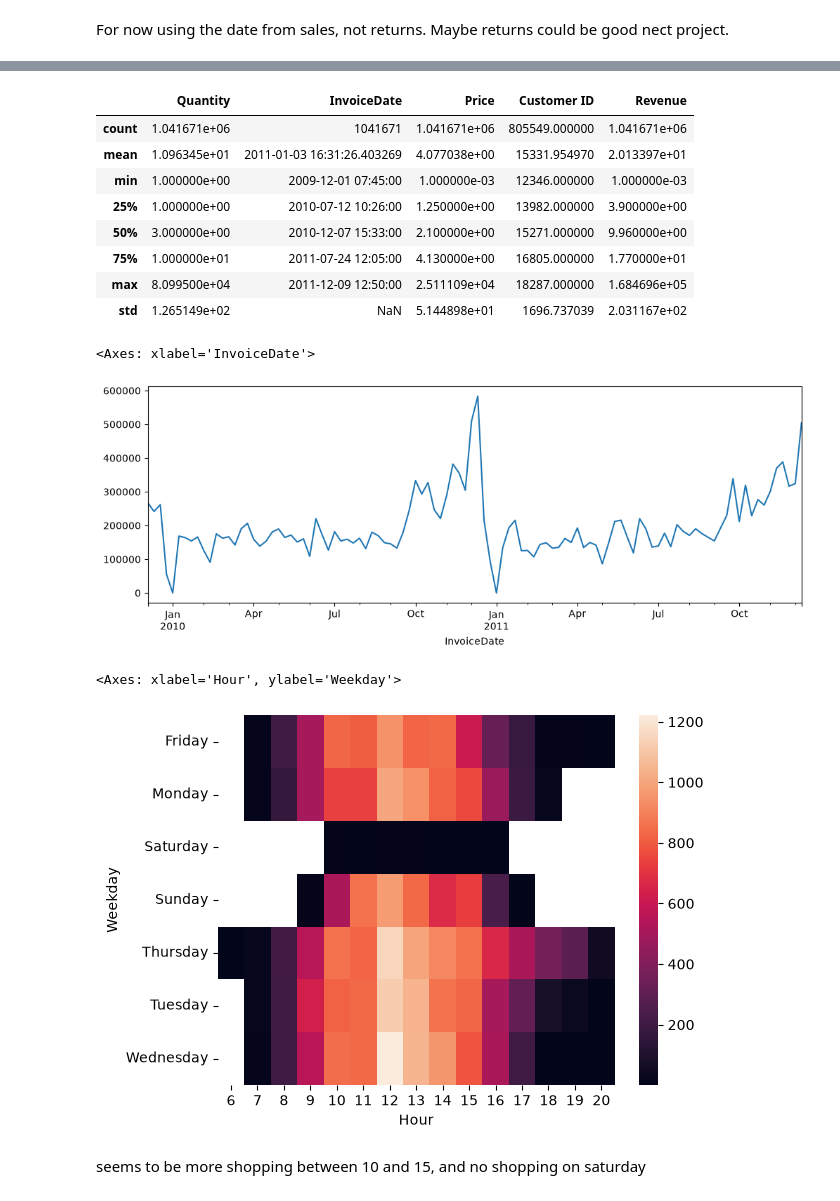
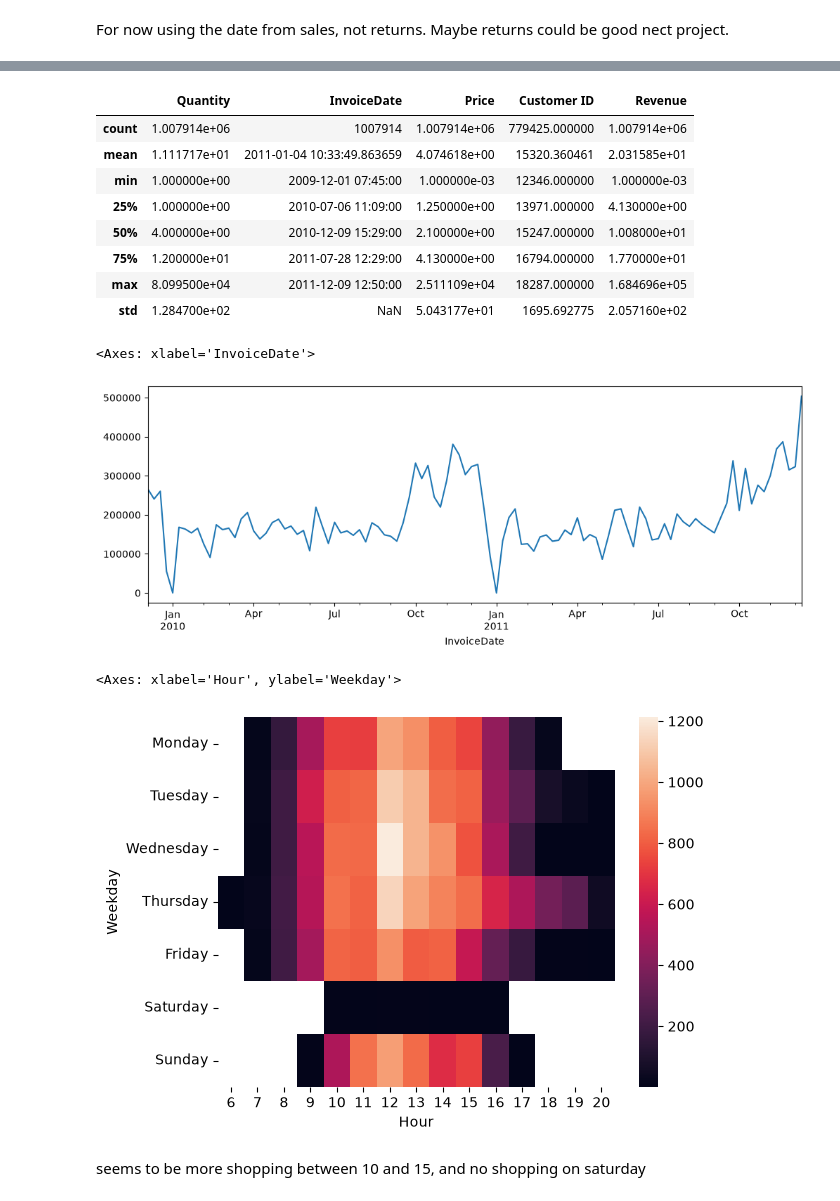
Before and after one commit to ToraBr/Online_retail_2, a Jupyter notebook: notebooks/01_exploring.ipynb, the cells around one changed output, grey strips where cells are left out. Saved outputs shown, nothing was run; the diff lists cells and outputs as text; code cells hidden in the pictures.

Commit message:
have removed duplicate

```diff
--- a/notebooks/01_exploring.ipynb
+++ b/notebooks/01_exploring.ipynb
@@ -17,0 +30,3 @@ df.shape
+# %%
+df = df.drop_duplicates()
+df.shape
@@ -112,28 +130,29 @@ memory usage: 79.5+ MB
 df.describe()
 # %% [output]
 |  | Quantity | InvoiceDate | Price | Customer ID | Revenue |
-| count | 1.041671e+06 | 1041671 | 1.041671e+06 | 805549.000000 | 1.041671e+06 |
-| mean | 1.096345e+01 | 2011-01-03 16:31:26.403269 | 4.077038e+00 | 15331.954970 | 2.013397e+01 |
+| count | 1.007914e+06 | 1007914 | 1.007914e+06 | 779425.000000 | 1.007914e+06 |
+| mean | 1.111717e+01 | 2011-01-04 10:33:49.863659 | 4.074618e+00 | 15320.360461 | 2.031585e+01 |
 | min | 1.000000e+00 | 2009-12-01 07:45:00 | 1.000000e-03 | 12346.000000 | 1.000000e-03 |
-| 25% | 1.000000e+00 | 2010-07-12 10:26:00 | 1.250000e+00 | 13982.000000 | 3.900000e+00 |
-| 50% | 3.000000e+00 | 2010-12-07 15:33:00 | 2.100000e+00 | 15271.000000 | 9.960000e+00 |
-| 75% | 1.000000e+01 | 2011-07-24 12:05:00 | 4.130000e+00 | 16805.000000 | 1.770000e+01 |
+| 25% | 1.000000e+00 | 2010-07-06 11:09:00 | 1.250000e+00 | 13971.000000 | 4.130000e+00 |
+| 50% | 4.000000e+00 | 2010-12-09 15:29:00 | 2.100000e+00 | 15247.000000 | 1.008000e+01 |
+| 75% | 1.200000e+01 | 2011-07-28 12:29:00 | 4.130000e+00 | 16794.000000 | 1.770000e+01 |
 | max | 8.099500e+04 | 2011-12-09 12:50:00 | 2.511109e+04 | 18287.000000 | 1.684696e+05 |
-| std | 1.265149e+02 | NaN | 5.144898e+01 | 1696.737039 | 2.031167e+02 |
+| std | 1.284700e+02 | NaN | 5.043177e+01 | 1695.692775 | 2.057160e+02 |
 # %%
 df.set_index('InvoiceDate')["Revenue"].resample("W").sum().plot(figsize=(12, 4))
 # %% [output]
 <Axes: xlabel='InvoiceDate'>
-[figure, old version]
+[figure, new version]
 # %%
 df['Weekday'] = df['InvoiceDate'].dt.day_name()
 df['Hour'] = df['InvoiceDate'].dt.hour
 # %%
+days = ['Monday', 'Tuesday', 'Wednesday', 'Thursday', 'Friday', 'Saturday', 'Sunday']
 pivot = df.pivot_table(index="Weekday", columns="Hour", values="Invoice", aggfunc="nunique")
-sns.heatmap(pivot)
+sns.heatmap(pivot.reindex(days))
 # %% [output]
 <Axes: xlabel='Hour', ylabel='Weekday'>
-[figure, old version]
+[figure, new version]
 # %% [markdown]
 seems to be more shopping between 10 and 15, and no shopping on saturday
 # %%
```
Also changed, not shown: parts of 35 cells of this notebook.
